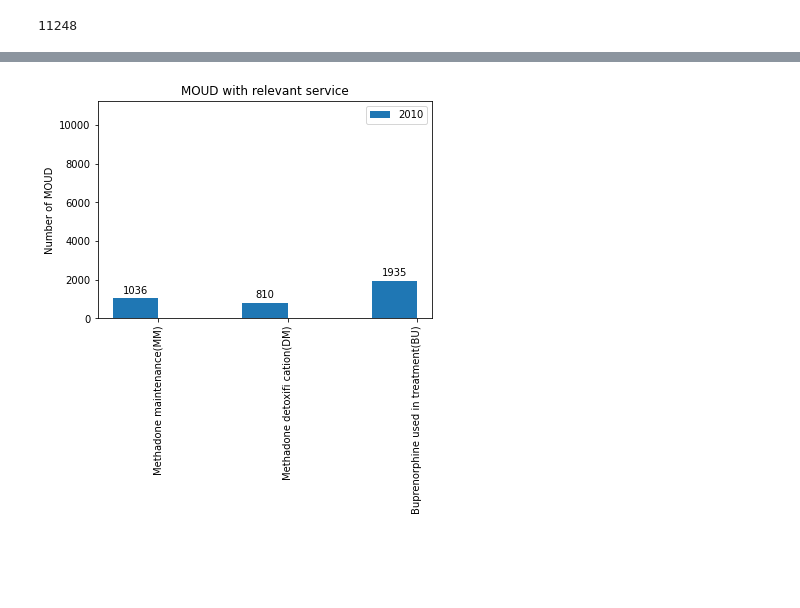
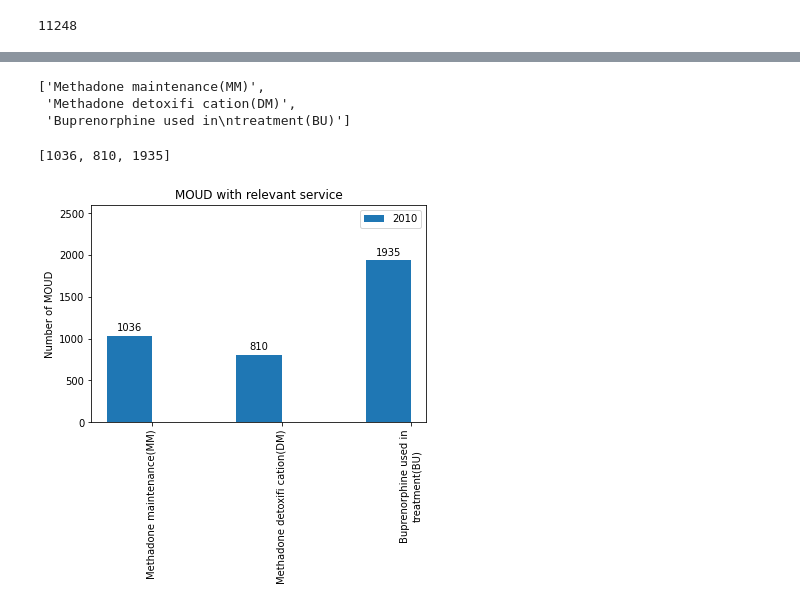
Before and after one commit to GeoDaCenter/opioid-policy-scan, a Jupyter notebook: MOUD_scraping/2010/pdf_scraper_10.ipynb, the cells around one changed output, grey strips where cells are left out. Cells and saved outputs as stored; diff of their text form; code cells hidden in the pictures; blank space fills up the shorter version.

```diff
--- a/MOUD_scraping/2010/pdf_scraper_10.ipynb
+++ b/MOUD_scraping/2010/pdf_scraper_10.ipynb
@@ -438,5 +438,8 @@ for index, row in df.iterrows():
 df.to_csv('{}_c.csv'.format(YEAR), index = False)
 # %% [markdown]
 ## Summary stats
+# %%
+import pandas as pd
+df = pd.read_csv('{}_c.csv'.format(YEAR))
 # %% [markdown]
 - Check keys
@@ -490,0 +484,33 @@ BU : Buprenorphine used in treatment             1935
+# %%
+keys = []
+labels = []
+MOUD_numbers = []
+
+print('Methadone keys')
+for key in Methadone_keys:
+    n_MOUD_with_key = count_key(df, key)
+    print(key, ":", abbr_keys[key], '\t\t', n_MOUD_with_key)
+    keys.append(key)
+    xlabel = (abbr_keys[key] + '(' + key + ')').split()
+    labels.append('\n'.join([' '.join(xlabel[i:i+3]) for i in range(0, len(xlabel), 3)]))
+    MOUD_numbers.append(n_MOUD_with_key)
+
+print('')
+print('Buprenorphine keys')
+for key in Buprenorphine_keys:
+    n_MOUD_with_key = count_key(df, key)
+    print(key, ":", abbr_keys[key], '\t\t', n_MOUD_with_key)
+    if key not in keys:
+        xlabel = (abbr_keys[key] + '(' + key + ')').split()
+        labels.append('\n'.join([' '.join(xlabel[i:i+3]) for i in range(0, len(xlabel), 3)]))
+        MOUD_numbers.append(n_MOUD_with_key)
+
+print('')
+print('Naltrexone keys')
+for key in Naltrexone_keys:
+    n_MOUD_with_key = count_key(df, key)
+    print(key, ":", abbr_keys[key], '\t\t', n_MOUD_with_key)
+    if key not in keys:
+        xlabel = (abbr_keys[key] + '(' + key + ')').split()
+        labels.append('\n'.join([' '.join(xlabel[i:i+3]) for i in range(0, len(xlabel), 3)]))
+        MOUD_numbers.append(n_MOUD_with_key)
@@ -491,46 +526,51 @@ BU : Buprenorphine used in treatment             1935
+# %%
+labels
+# %% [output]
+['Methadone maintenance(MM)',
+ 'Methadone detoxifi cation(DM)',
+ 'Buprenorphine used in\ntreatment(BU)']
+# %%
+MOUD_numbers
+# %% [output]
+[1036, 810, 1935]
 # %%
 #barchart: https://matplotlib.org/3.3.0/gallery/lines_bars_and_markers/barchart.html#sphx-glr-gallery-lines-bars-and-markers-barchart-py
 
 import matplotlib.pyplot as plt
 import numpy as np
-
-
-labels = ['Methadone maintenance(MM)', 'Methadone detoxifi cation(DM)', 'Buprenorphine used in treatment(BU)']
-MOUD_numbers = [1036, 810, 1935]
-#women_means = [749]
 
 x = np.arange(len(labels))  # the label locations
 width = 0.35  # the width of the bars
 
 fig, ax = plt.subplots()
 rects1 = ax.bar(x - width/2, MOUD_numbers, width, label=str(YEAR))
 #rects2 = ax.bar(x + width/2, women_means, width, label='Women')
 
 # Add some text for labels, title and custom x-axis tick labels, etc.
 ax.set_ylabel('Number of MOUD')
 ax.set_title('MOUD with relevant service')
 ax.set_xticks(x)
 ax.set_xticklabels(labels)
 ax.legend()
 
 
 def autolabel(rects):
     """Attach a text label above each bar in *rects*, displaying its height."""
     for rect in rects:
         height = rect.get_height()
         ax.annotate('{}'.format(height),
                     xy=(rect.get_x() + rect.get_width() / 2, height),
                     xytext=(0, 3),  # 3 points vertical offset
                     textcoords="offset points",
                     ha='center', va='bottom')
 
 
 autolabel(rects1)
 #autolabel(rects2)
 
 #fig.tight_layout()
-plt.ylim(0, len(df))
+plt.ylim(0, 2600)
 plt.xticks(rotation=90)
-plt.savefig('{}_stats.png'.format(YEAR), bbox_inches = 'tight')
+plt.savefig('{}_stats.png'.format(YEAR), bbox_inches = 'tight', dpi = 300)
 # %% [output]
-[figure, old version]
+[figure, new version]
```
Also changed, not shown: parts of 7 cells of this notebook, 11 other files.
